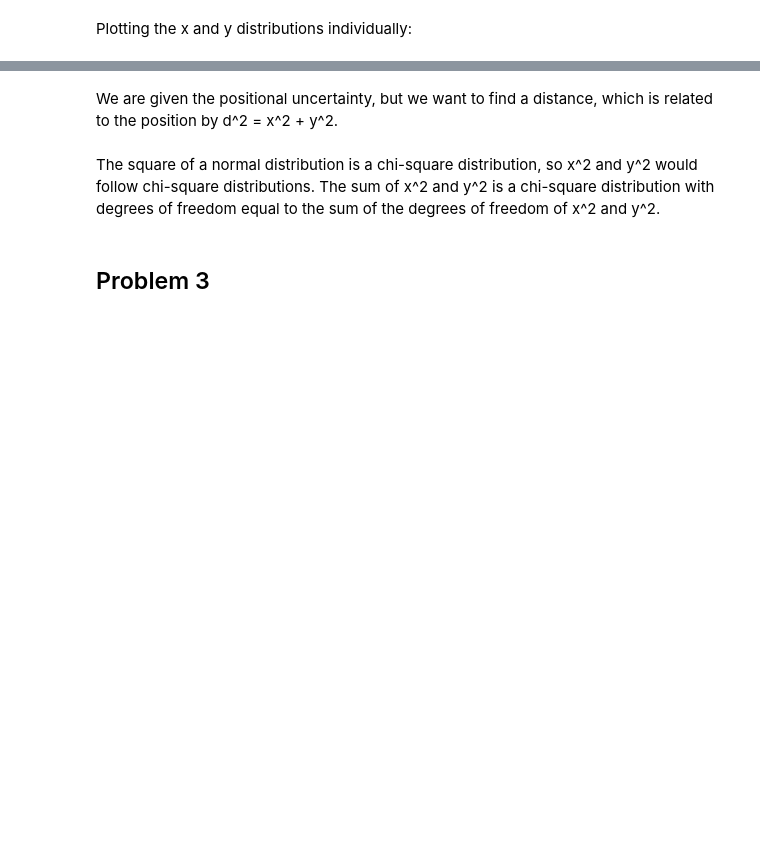
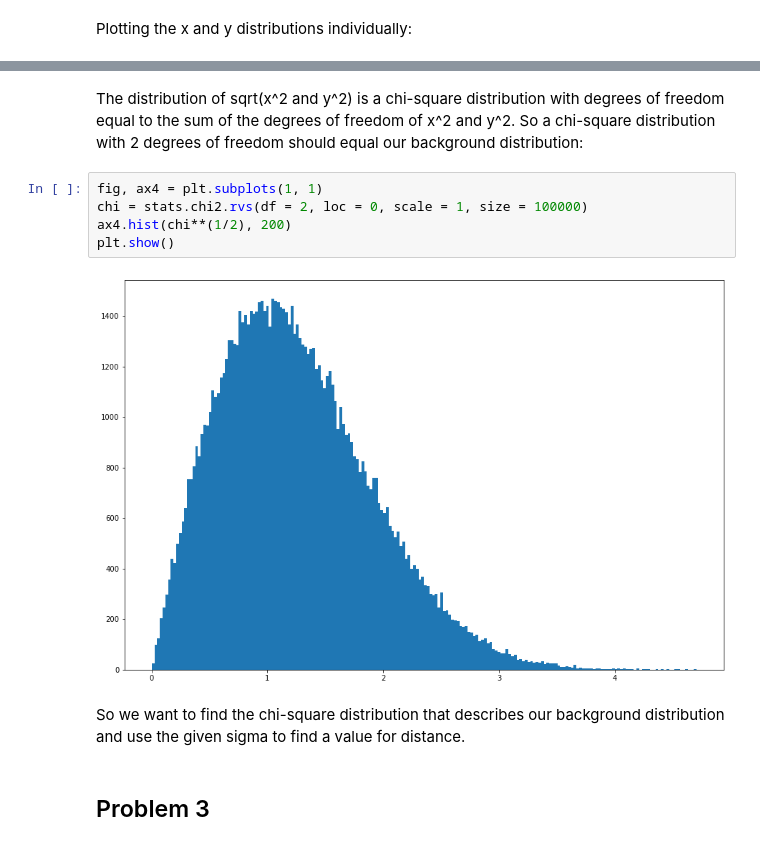
Before and after one commit to nroth12uw/Lab1_PHYS434, a Jupyter notebook: Lab3.ipynb, the cells around one changed output, grey strips where cells are left out. Cells and saved outputs as stored; diff of their text form; blank space fills up the shorter version.

```diff
--- a/Lab3.ipynb
+++ b/Lab3.ipynb
@@ -146,7 +148,14 @@ plt.show()
-# %% [markdown]
-We are given the positional uncertainty, but we want to find a distance, which is related to the position by d^2 = x^2 + y^2.
 # %% [markdown]
-The square of a normal distribution is a chi-square distribution, so x^2 and y^2 would follow chi-square distributions. The sum of x^2 and y^2 is a chi-square distribution with degrees of freedom equal to the sum of the degrees of freedom of x^2 and y^2.
+The distribution of sqrt(x^2 and y^2) is a chi-square distribution with degrees of freedom equal to the sum of the degrees of freedom of x^2 and y^2. So a chi-square distribution with 2 degrees of freedom should equal our background distribution:
+# %%
+fig, ax4 = plt.subplots(1, 1)
+chi = stats.chi2.rvs(df = 2, loc = 0, scale = 1, size = 100000)
+ax4.hist(chi**(1/2), 200)
+plt.show()
+# %% [output]
+[figure, added]
+# %% [markdown]
+So we want to find the chi-square distribution that describes our background distribution and use the given sigma to find a value for distance.
 # %% [markdown]
 ## Problem 3
 # %% [markdown]
```
Also changed, not shown: parts of 4 cells of this notebook.
